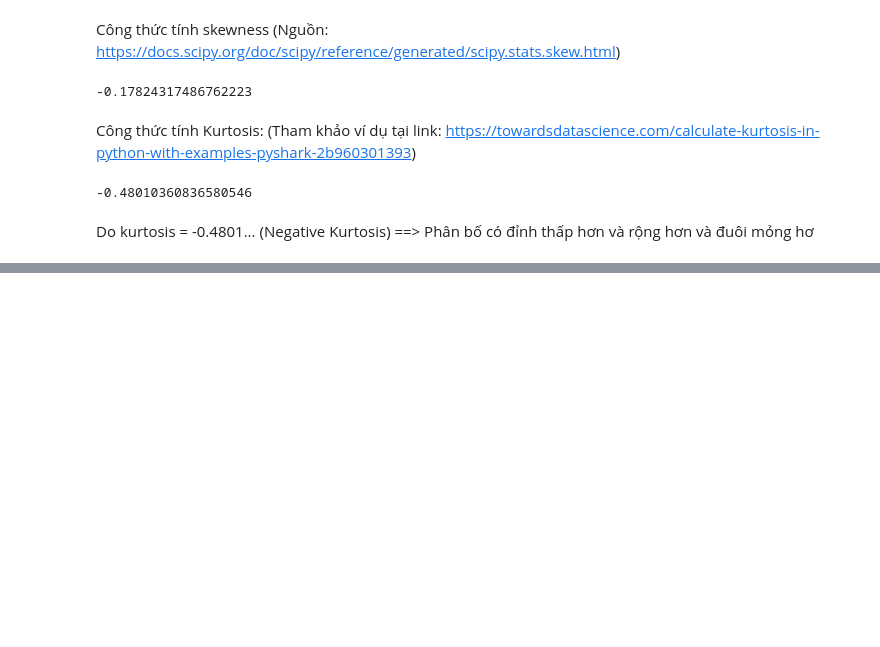
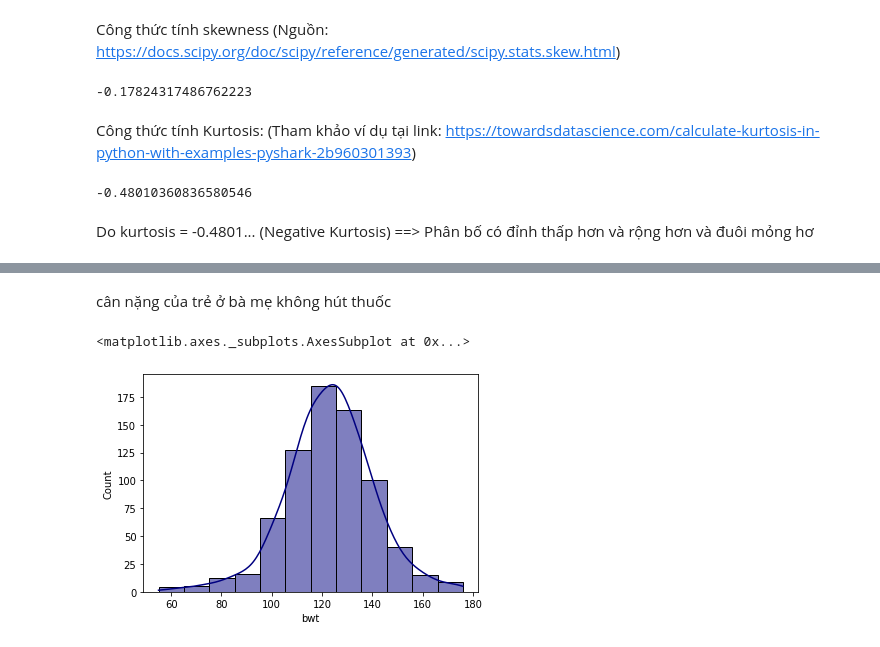
Before and after one commit to vtttuyen/DataAnalystDeepLearning1, a Jupyter notebook: lab5.ipynb, the cells around one changed output, grey strips where cells are left out. Cells and saved outputs as stored; diff of their text form; code cells hidden in the pictures; blank space fills up the shorter version.

```diff
--- a/lab5.ipynb
+++ b/lab5.ipynb
@@ -113,0 +293,7 @@ Do kurtosis = -0.4801... (Negative Kurtosis) ==> Phân bố có đỉnh thấp h
+# %% [markdown]
+cân nặng của trẻ ở bà mẹ không hút thuốc
+# %%
+sns.histplot(data = df_khonghutthuoc,x = 'bwt',color = 'navy',kde = True, bins=12)
+# %% [output]
+<matplotlib.axes._subplots.AxesSubplot at 0x...>
+[figure, added]
```
Also changed, not shown: parts of 35 cells of this notebook.
